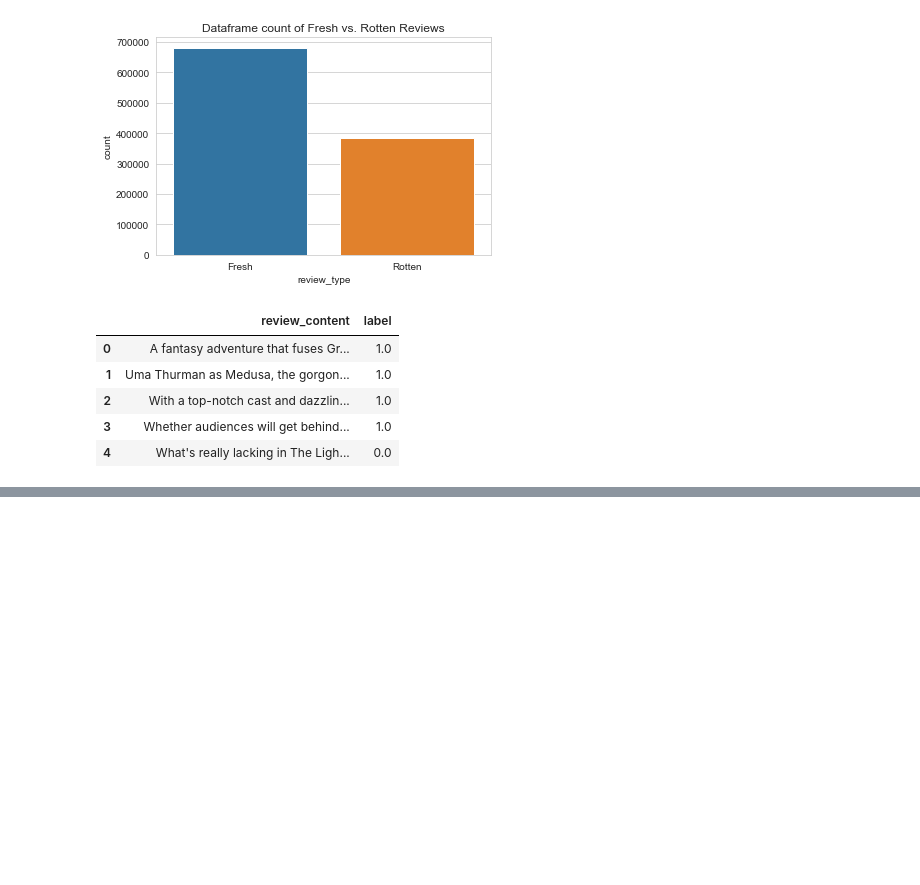
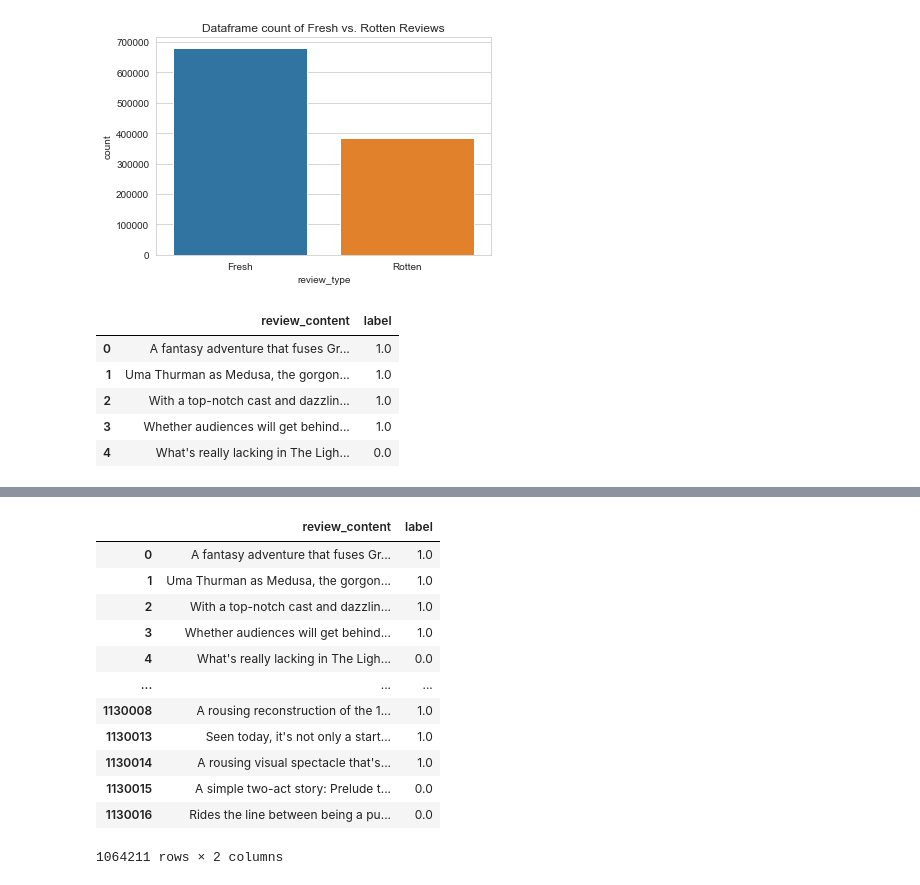
Before and after one commit to antoneev/66DaysOfData, a Jupyter notebook: NLP-TextComparison/Rotten Tomatoes.ipynb, the cells around one changed output, grey strips where cells are left out. Drawn from its saved outputs; the diff is of its cells as text; code cells hidden in the pictures; blank space fills up the shorter version.

```diff
--- a/NLP-TextComparison/Rotten Tomatoes.ipynb
+++ b/NLP-TextComparison/Rotten Tomatoes.ipynb
@@ -76,0 +162,16 @@ df.head()
+# %%
+df
+# %% [output]
+|  | review_content | label |
+| 0 | A fantasy adventure that fuses Gr... | 1.0 |
+| 1 | Uma Thurman as Medusa, the gorgon... | 1.0 |
+| 2 | With a top-notch cast and dazzlin... | 1.0 |
+| 3 | Whether audiences will get behind... | 1.0 |
+| 4 | What's really lacking in The Ligh... | 0.0 |
+| ... | ... | ... |
+| 1130008 | A rousing reconstruction of the 1... | 1.0 |
+| 1130013 | Seen today, it's not only a start... | 1.0 |
+| 1130014 | A rousing visual spectacle that's... | 1.0 |
+| 1130015 | A simple two-act story: Prelude t... | 0.0 |
+| 1130016 | Rides the line between being a pu... | 0.0 |
+1064211 rows × 2 columns
```
Also changed, not shown: parts of 13 cells of this notebook.
